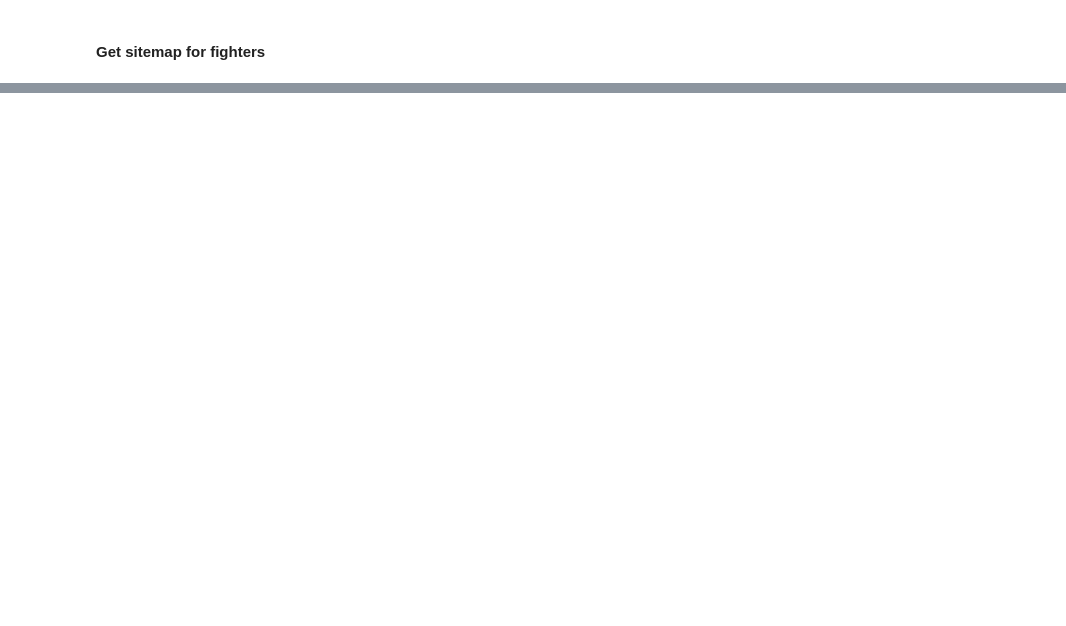
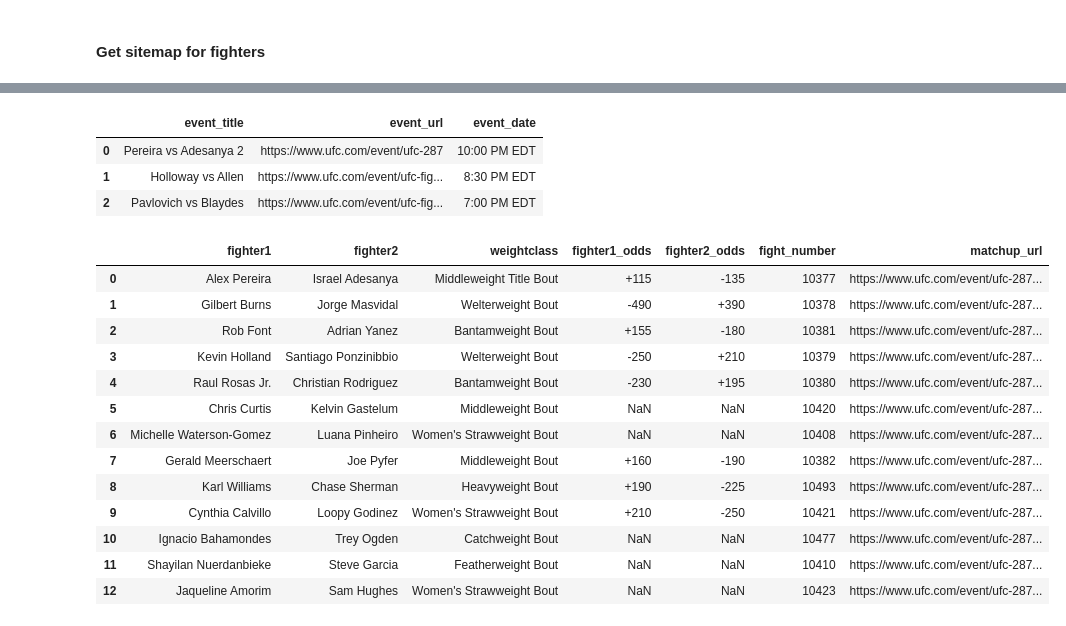
Before and after one commit to tmcroyce/UFC_Prediction_V2.1, a Jupyter notebook: V2_Newer_Notebooks/5. Scraping Sherdog.ipynb, the cells around one changed output, grey strips where cells are left out. Saved outputs shown, nothing was run; the diff lists cells and outputs as text; code cells hidden in the pictures; blank space fills up the shorter version.

```diff
--- a/V2_Newer_Notebooks/5. Scraping Sherdog.ipynb
+++ b/V2_Newer_Notebooks/5. Scraping Sherdog.ipynb
@@ -37,16 +37,16 @@ import time
 # %% [markdown]
 #### Get sitemap for fighters
 # %%
-url = 'https://www.sherdog.com/sitemap-fighters.xml'
-header = {
-  "User-Agent": "Mozilla/5.0 (X11; Linux x86_64) AppleWebKit/537.36 (KHTML, like Gecko) Chrome/50.0.2661.75 Safari/537.36",
-  "X-Requested-With": "XMLHttpRequest"
-}
-r = requests.get(url, headers = header)
-r.text
+# url = 'https://www.sherdog.com/sitemap-fighters.xml'
+# header = {
+#   "User-Agent": "Mozilla/5.0 (X11; Linux x86_64) AppleWebKit/537.36 (KHTML, like Gecko) Chrome/50.0.2661.75 Safari/537.36",
+#   "X-Requested-With": "XMLHttpRequest"
+# }
+# r = requests.get(url, headers = header)
+# r.text
 
-# turn into df
-df = pd.DataFrame(r.text.split('\n'))
-df.columns = ['url']
-df = df[df['url'].str.contains('fighter')]
-df
+# # turn into df
+# df = pd.DataFrame(r.text.split('\n'))
+# df.columns = ['url']
+# df = df[df['url'].str.contains('fighter')]
+# df
@@ -122,0 +231,40 @@ df.to_csv('data/final/aggregates/Sherdog_Fighter_URLs.csv', index = False)
+# %%
+next_events = get_next_events2('https://www.ufc.com/events')
+next_events
+# %% [output]
+|  | event_title | event_url | event_date |
+| 0 | Pereira vs Adesanya 2 | https://www.ufc.com/event/ufc-287 | 10:00 PM EDT |
+| 1 | Holloway vs Allen | https://www.ufc.com/event/ufc-fig... | 8:30 PM EDT |
+| 2 | Pavlovich vs Blaydes | https://www.ufc.com/event/ufc-fig... | 7:00 PM EDT |
+# %%
+event_url =  next_events['event_url'][0]
+# %%
+next_event = get_event_fights(event_url)
+# %%
+page = requests.get(event_url)
+soup = BeautifulSoup(page.content, 'html.parser')
+h = soup.find_all('div', class_='c-listing-fight')
+
+data_fmid = []
+for i in h:
+    data_fmid.append(i['data-fmid'])
+
+next_event['fight_number'] = data_fmid[:len(next_event)]
+next_event['matchup_url'] = event_url +'#' + next_event['fight_number'].astype(str)
+
+next_event
+# %% [output]
+|  | fighter1 | fighter2 | weightclass | fighter1_odds | fighter2_odds | fight_number | matchup_url |
+| 0 | Alex Pereira | Israel Adesanya | Middleweight Title Bout | +115 | -135 | 10377 | https://www.ufc.com/event/ufc-287... |
+| 1 | Gilbert Burns | Jorge Masvidal | Welterweight Bout | -490 | +390 | 10378 | https://www.ufc.com/event/ufc-287... |
+| 2 | Rob Font | Adrian Yanez | Bantamweight Bout | +155 | -180 | 10381 | https://www.ufc.com/event/ufc-287... |
+| 3 | Kevin Holland | Santiago Ponzinibbio | Welterweight Bout | -250 | +210 | 10379 | https://www.ufc.com/event/ufc-287... |
+| 4 | Raul Rosas Jr. | Christian Rodriguez | Bantamweight Bout | -230 | +195 | 10380 | https://www.ufc.com/event/ufc-287... |
+| 5 | Chris Curtis | Kelvin Gastelum | Middleweight Bout | NaN | NaN | 10420 | https://www.ufc.com/event/ufc-287... |
+| 6 | Michelle Waterson-Gomez | Luana Pinheiro | Women's Strawweight Bout | NaN | NaN | 10408 | https://www.ufc.com/event/ufc-287... |
+| 7 | Gerald Meerschaert | Joe Pyfer | Middleweight Bout | +160 | -190 | 10382 | https://www.ufc.com/event/ufc-287... |
+| 8 | Karl Williams | Chase Sherman | Heavyweight Bout | +190 | -225 | 10493 | https://www.ufc.com/event/ufc-287... |
+| 9 | Cynthia Calvillo | Loopy Godinez | Women's Strawweight Bout | +210 | -250 | 10421 | https://www.ufc.com/event/ufc-287... |
+| 10 | Ignacio Bahamondes | Trey Ogden | Catchweight Bout | NaN | NaN | 10477 | https://www.ufc.com/event/ufc-287... |
+| 11 | Shayilan Nuerdanbieke | Steve Garcia | Featherweight Bout | NaN | NaN | 10410 | https://www.ufc.com/event/ufc-287... |
+| 12 | Jaqueline Amorim | Sam Hughes | Women's Strawweight Bout | NaN | NaN | 10423 | https://www.ufc.com/event/ufc-287... |
```
Also changed, not shown: parts of 29 cells of this notebook, 2 other files.
